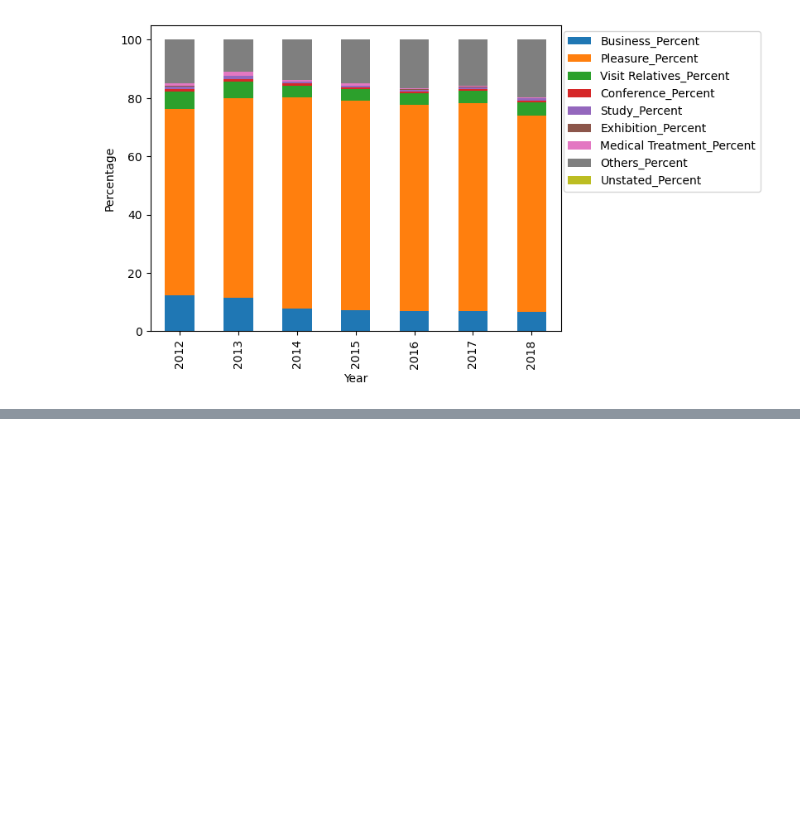
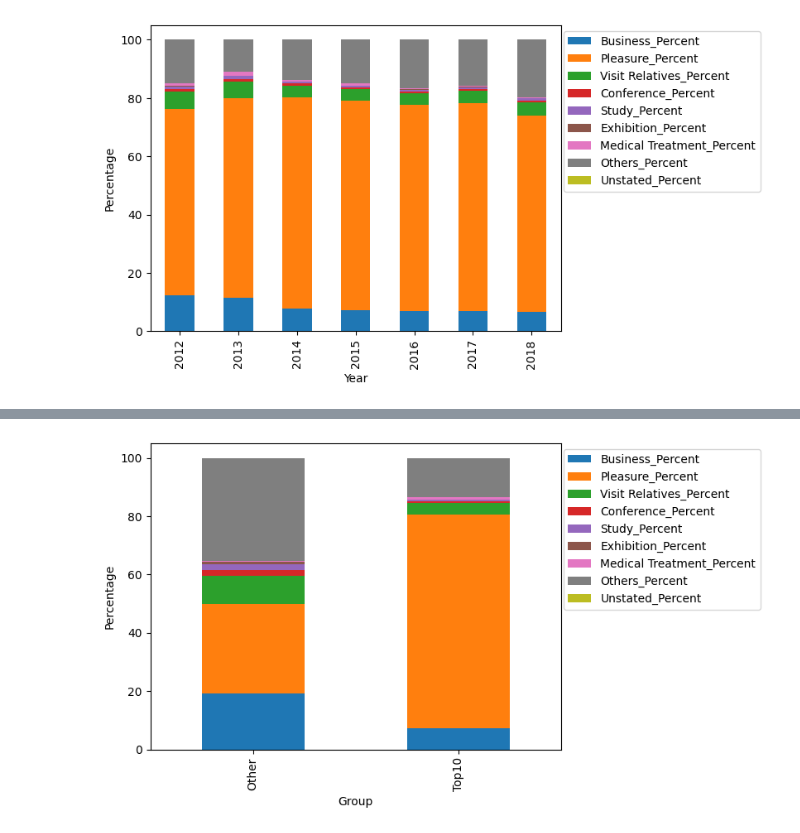
Before and after one commit to xonic64/dsc, a Jupyter notebook: Unit 20 - Data Storytelling/20.3.2 Craft a Story from a Dataset/20.3.2 - Visitors to Taiwan By Purpose.ipynb, the cells around one changed output, grey strips where cells are left out. Cells and saved outputs as stored; diff of their text form; code cells hidden in the pictures; blank space fills up the shorter version.

```diff
--- a/Unit 20 - Data Storytelling/20.3.2 Craft a Story from a Dataset/20.3.2 - Visitors to Taiwan By Purpose.ipynb
+++ b/Unit 20 - Data Storytelling/20.3.2 Craft a Story from a Dataset/20.3.2 - Visitors to Taiwan By Purpose.ipynb
@@ -175,0 +202,4 @@ plt.show()
+# %%
+# Create a new pivot table without 2011 data
+purpose_by_residence =  taiwan[taiwan.Period.dt.year.isin(np.arange(2012, 2019))].pivot_table(values = taiwan.columns[4:14], index=taiwan.Residence, aggfunc='sum', sort=False)
+purpose_by_residence
@@ -175,0 +225,8 @@ plt.show()
+# %%
+# Add a new column of 'Group' to divide all the countries into two groups
+for i in purpose_by_residence.index:
+    if i in total_by_residence_last3.index[:10]:
+        purpose_by_residence.loc[i, 'Group'] = 'Top10'
+    else:
+        purpose_by_residence.loc[i, 'Group'] = 'Other'
+purpose_by_residence
@@ -175,0 +252,3 @@ plt.show()
+# %%
+purpose_by_residence_2 = purpose_by_residence.pivot_table(values = taiwan.columns[4:14], index = purpose_by_residence.Group, aggfunc='sum', sort=False)
+purpose_by_residence_2
@@ -175,0 +260,13 @@ plt.show()
+# %%
+purpose_by_residence_percent = pd.DataFrame()
+for col in taiwan.columns[4:14]:
+    purpose_by_residence_percent[col + '_Percent'] = (purpose_by_residence_2[col] / purpose_by_residence_2['Total']) * 100
+purpose_by_residence_percent
+
+_ = purpose_by_residence_percent.drop('Total_Percent', axis=1).plot(kind='bar', stacked=True)
+plt.xlabel('Group')
+plt.ylabel('Percentage')
+plt.legend(loc='upper right', bbox_to_anchor=(1.5, 1))
+plt.show()
+# %% [output]
+[figure, added]
```
Also changed, not shown: parts of 11 cells of this notebook.
